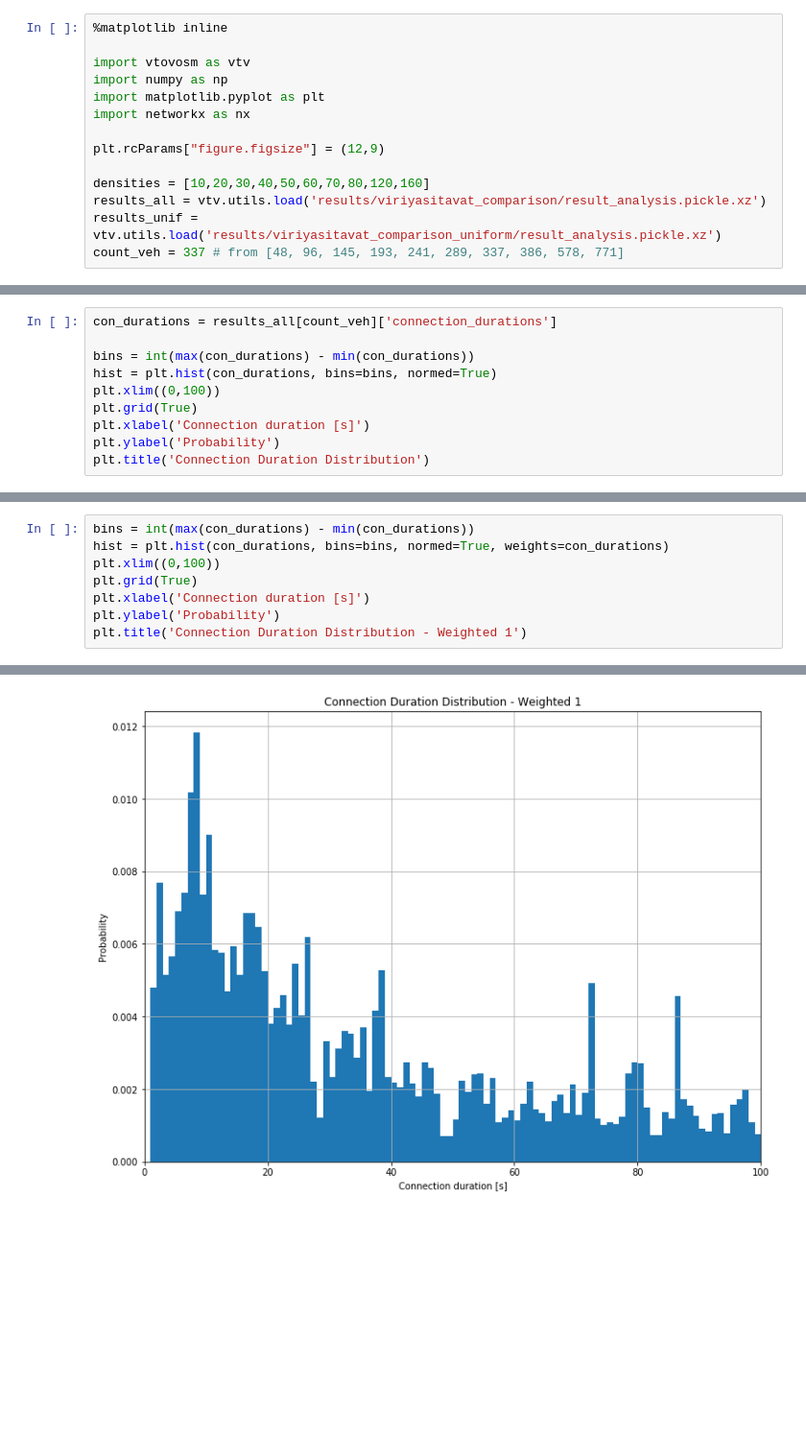
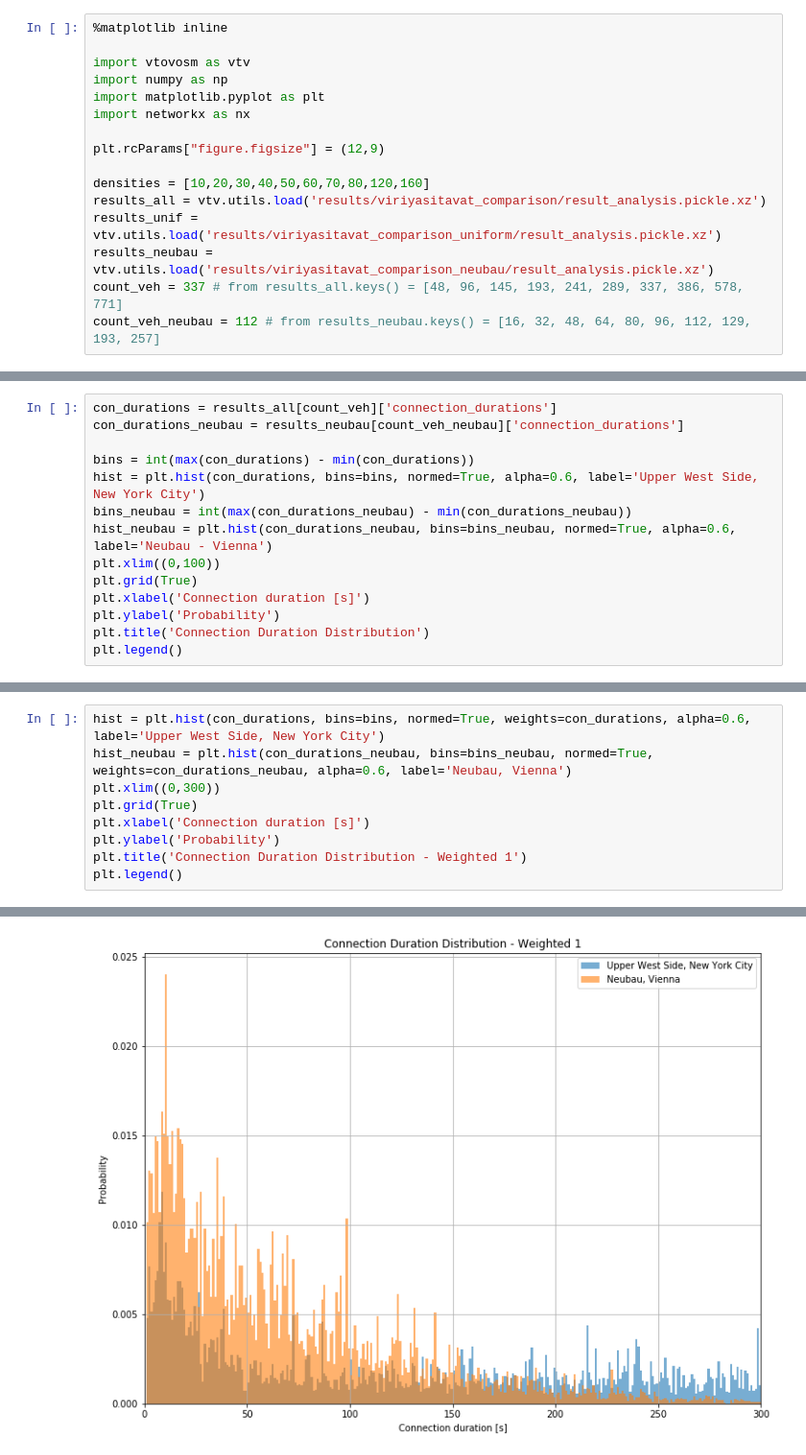
Before and after one commit to Dosenpfand/V2V-OSM, a Jupyter notebook: viriyasitavat_comp_plots.ipynb, the cells around one changed output, grey strips where cells are left out. Shown at 96% size. Cells and saved outputs as stored; diff of their text form; blank space fills up the shorter version.

Commit message:
add plots for neubau, vienna

```diff
--- a/viriyasitavat_comp_plots.ipynb
+++ b/viriyasitavat_comp_plots.ipynb
@@ -11,6 +11,8 @@ plt.rcParams["figure.figsize"] = (12,9)
 densities = [10,20,30,40,50,60,70,80,120,160]
 results_all = vtv.utils.load('results/viriyasitavat_comparison/result_analysis.pickle.xz')
 results_unif = vtv.utils.load('results/viriyasitavat_comparison_uniform/result_analysis.pickle.xz')
-count_veh = 337 # from [48, 96, 145, 193, 241, 289, 337, 386, 578, 771]
+results_neubau = vtv.utils.load('results/viriyasitavat_comparison_neubau/result_analysis.pickle.xz')
+count_veh = 337 # from results_all.keys() = [48, 96, 145, 193, 241, 289, 337, 386, 578, 771]
+count_veh_neubau = 112 # from results_neubau.keys() = [16, 32, 48, 64, 80, 96, 112, 129, 193, 257]
 # %%
 mean_net_connectivities = np.array([(density, np.mean(result['net_connectivities'])) for density, result in sorted(results_all.items())])
@@ -130,11 +160,15 @@ plt.title('Reahaling Time')
 # %%
 con_durations = results_all[count_veh]['connection_durations']
+con_durations_neubau = results_neubau[count_veh_neubau]['connection_durations']
 
 bins = int(max(con_durations) - min(con_durations))
-hist = plt.hist(con_durations, bins=bins, normed=True)
+hist = plt.hist(con_durations, bins=bins, normed=True, alpha=0.6, label='Upper West Side, New York City')
+bins_neubau = int(max(con_durations_neubau) - min(con_durations_neubau))
+hist_neubau = plt.hist(con_durations_neubau, bins=bins_neubau, normed=True, alpha=0.6, label='Neubau - Vienna')
 plt.xlim((0,100))
 plt.grid(True)
 plt.xlabel('Connection duration [s]')
 plt.ylabel('Probability')
 plt.title('Connection Duration Distribution')
+plt.legend()
 # %% [output]
@@ -143,9 +177,10 @@ plt.title('Connection Duration Distribution')
 # %%
-bins = int(max(con_durations) - min(con_durations))
-hist = plt.hist(con_durations, bins=bins, normed=True, weights=con_durations)
-plt.xlim((0,100))
+hist = plt.hist(con_durations, bins=bins, normed=True, weights=con_durations, alpha=0.6, label='Upper West Side, New York City')
+hist_neubau = plt.hist(con_durations_neubau, bins=bins_neubau, normed=True, weights=con_durations_neubau, alpha=0.6, label='Neubau, Vienna')
+plt.xlim((0,300))
 plt.grid(True)
 plt.xlabel('Connection duration [s]')
 plt.ylabel('Probability')
 plt.title('Connection Duration Distribution - Weighted 1')
+plt.legend()
 # %% [output]
@@ -153,4 +188,4 @@ plt.title('Connection Duration Distribution - Weighted 1')
-[figure, old version]
+[figure, new version]
 # %%
 con_durations_w = np.zeros(sum(con_durations))
 idx = 0
```
Also changed, not shown: parts of 11 cells of this notebook.
